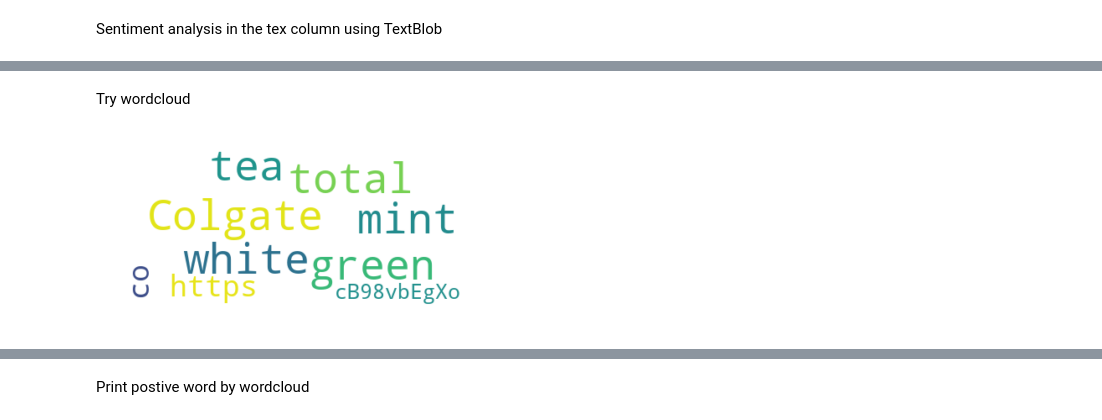
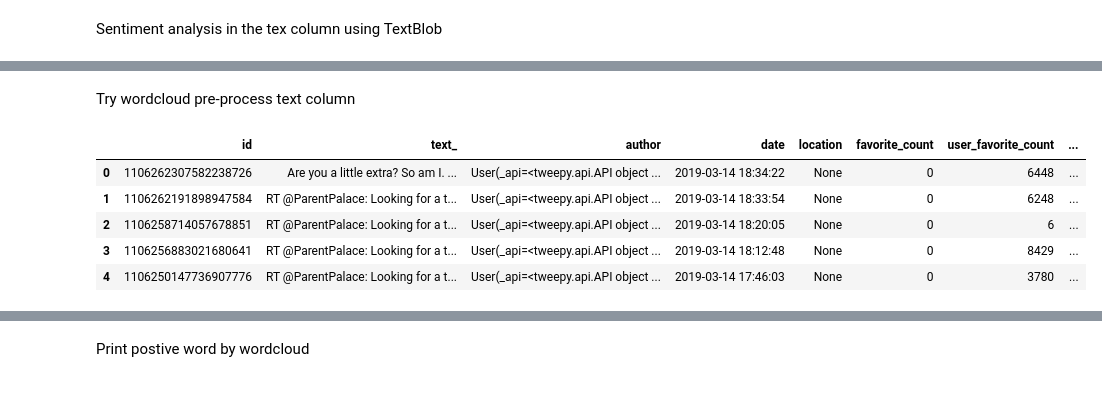
Before and after one commit to cyuancheng/NLP_Yelp_review, a Jupyter notebook: NLP_1_twitter.ipynb, the cells around one changed output, grey strips where cells are left out. Cells and saved outputs as stored; diff of their text form; code cells hidden in the pictures; blank space fills up the shorter version.

```diff
--- a/NLP_1_twitter.ipynb
+++ b/NLP_1_twitter.ipynb
@@ -298,11 +292,14 @@ Subjectivity                                                         0.75
 Name: 64, dtype: object
 # %% [markdown]
 Try wordcloud
+pre-process text column
-# %%
-wordcloud = WordCloud(max_font_size=50, max_words=100, background_color="white").generate(data['text_'][0])
-
-plt.imshow(wordcloud, interpolation='bilinear')
-plt.axis("off")
-plt.show()
-# %% [output]
-[figure, removed]
+# %%
+#len(data['text_'])
+data.head()
+# %% [output]
+|  | id | text_ | author | date | location | favorite_count | user_favorite_count | ... |
+| 0 | 1106262307582238726 | Are you a little extra? So am I. ... | User(_api=<tweepy.api.API object ... | 2019-03-14 18:34:22 | None | 0 | 6448 | ... |
+| 1 | 1106262191898947584 | RT @ParentPalace: Looking for a t... | User(_api=<tweepy.api.API object ... | 2019-03-14 18:33:54 | None | 0 | 6248 | ... |
+| 2 | 1106258714057678851 | RT @ParentPalace: Looking for a t... | User(_api=<tweepy.api.API object ... | 2019-03-14 18:20:05 | None | 0 | 6 | ... |
+| 3 | 1106256883021680641 | RT @ParentPalace: Looking for a t... | User(_api=<tweepy.api.API object ... | 2019-03-14 18:12:48 | None | 0 | 8429 | ... |
+| 4 | 1106250147736907776 | RT @ParentPalace: Looking for a t... | User(_api=<tweepy.api.API object ... | 2019-03-14 17:46:03 | None | 0 | 3780 | ... |
```
Also changed, not shown: parts of 22 cells of this notebook.
